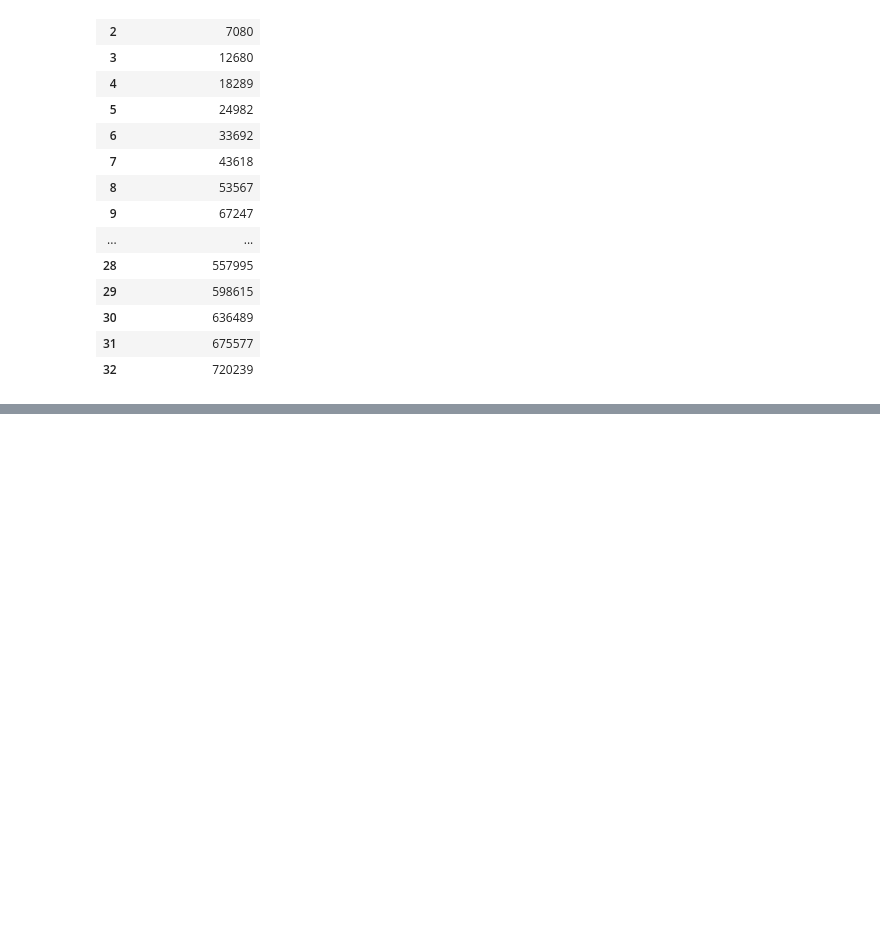
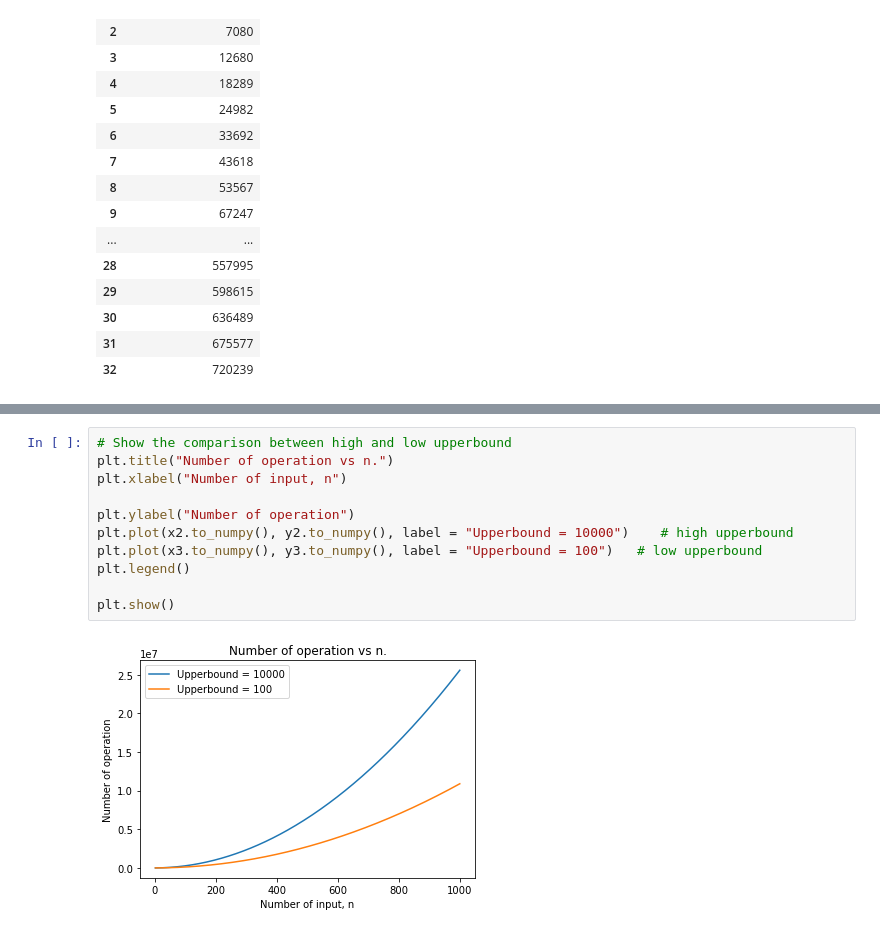
Before and after one commit to diminecjean/radix-sort, a Jupyter notebook: radix_sort_graph_analysis.ipynb, the cells around one changed output, grey strips where cells are left out. Drawn from its saved outputs; the diff is of its cells as text; blank space fills up the shorter version.

```diff
--- a/radix_sort_graph_analysis.ipynb
+++ b/radix_sort_graph_analysis.ipynb
@@ -124,0 +223,13 @@ plt.show()
+# %%
+# Show the comparison between high and low upperbound
+plt.title("Number of operation vs n.")
+plt.xlabel("Number of input, n")
+
+plt.ylabel("Number of operation")
+plt.plot(x2.to_numpy(), y2.to_numpy(), label = "Upperbound = 10000")    # high upperbound
+plt.plot(x3.to_numpy(), y3.to_numpy(), label = "Upperbound = 100")   # low upperbound
+plt.legend()
+
+plt.show()
+# %% [output]
+[figure, added]
```
Also changed, not shown: parts of 12 cells of this notebook.
